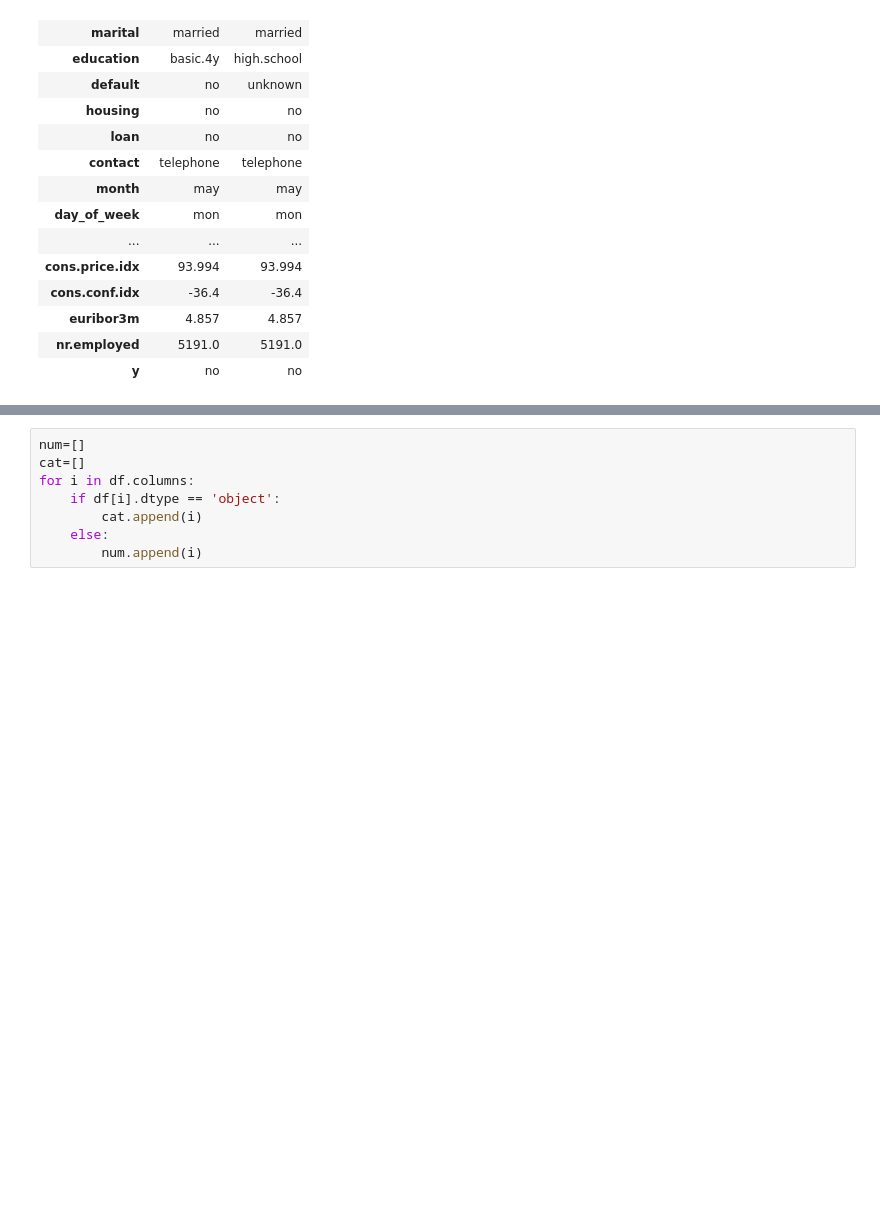
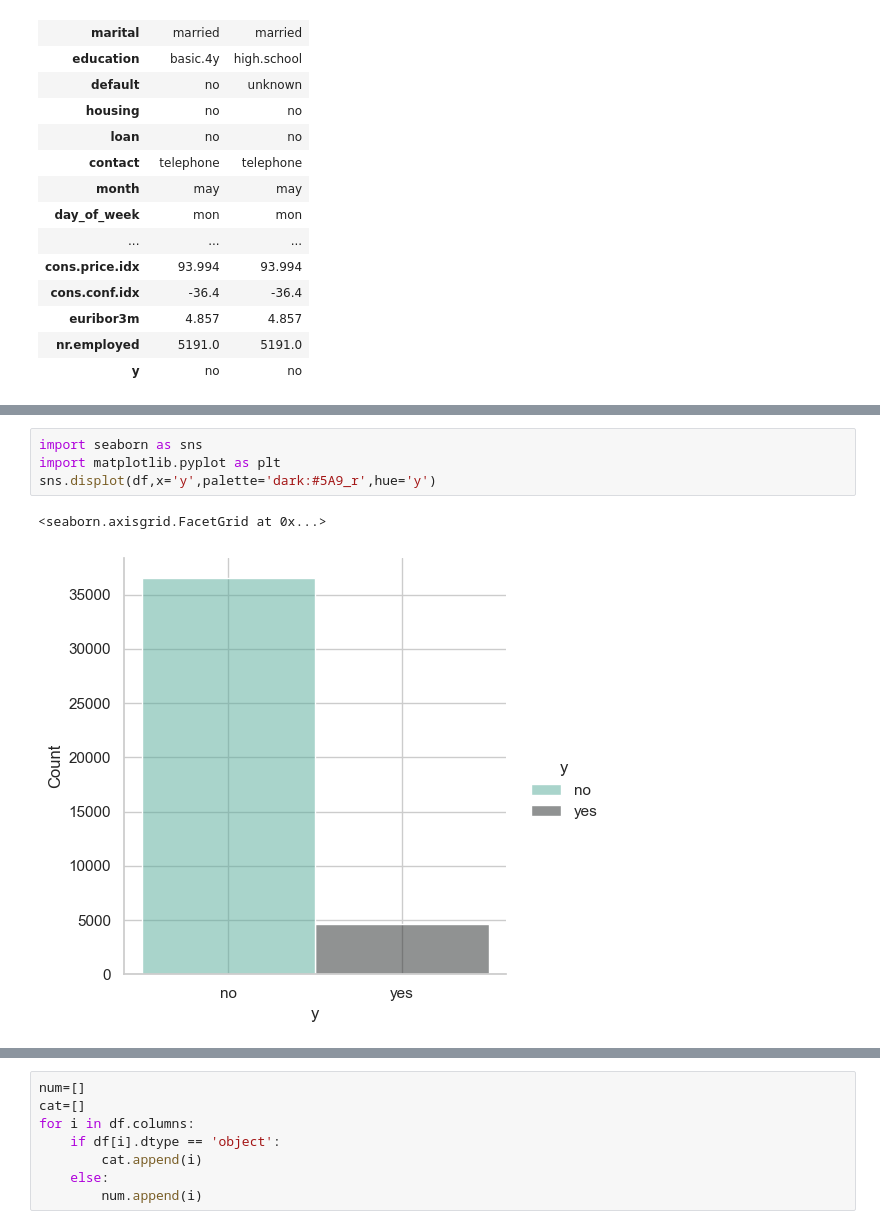
Before and after one commit to Farzinaayub/Digital-Intell, a Jupyter notebook: classification.ipynb, the cells around one changed output, grey strips where cells are left out. Saved outputs shown, nothing was run; the diff lists cells and outputs as text; blank space fills up the shorter version.

```diff
--- a/classification.ipynb
+++ b/classification.ipynb
@@ -72,3 +104,10 @@ desc
 | euribor3m | float64 | 0 | 41188 | 316 | 41188.0 | 3.621291 | 1.734447 | 0.634 | 1.344 | 4.857 | 4.961 | ... |
 | nr.employed | float64 | 0 | 41188 | 11 | 41188.0 | 5167.035911 | 72.251528 | 4963.600 | 5099.100 | 5191.000 | 5228.100 | ... |
 | y | object | 0 | 41188 | 2 | NaN | NaN | NaN | NaN | NaN | NaN | NaN | ... |
+# %%
+import seaborn as sns
+import matplotlib.pyplot as plt
+sns.displot(df,x='y',palette='dark:#5A9_r',hue='y')
+# %% [output]
+<seaborn.axisgrid.FacetGrid at 0x...>
+[figure, added]
```
Also changed, not shown: parts of 31 cells of this notebook, 1 other file.
